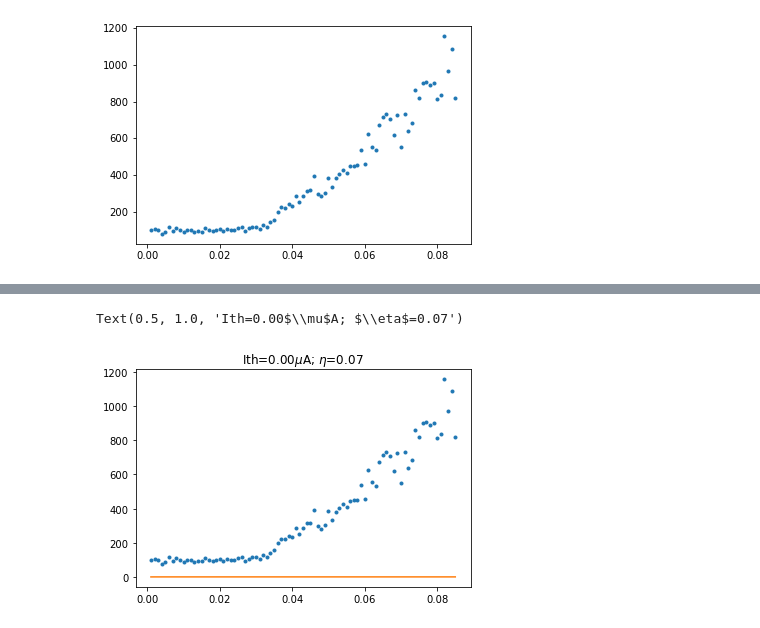
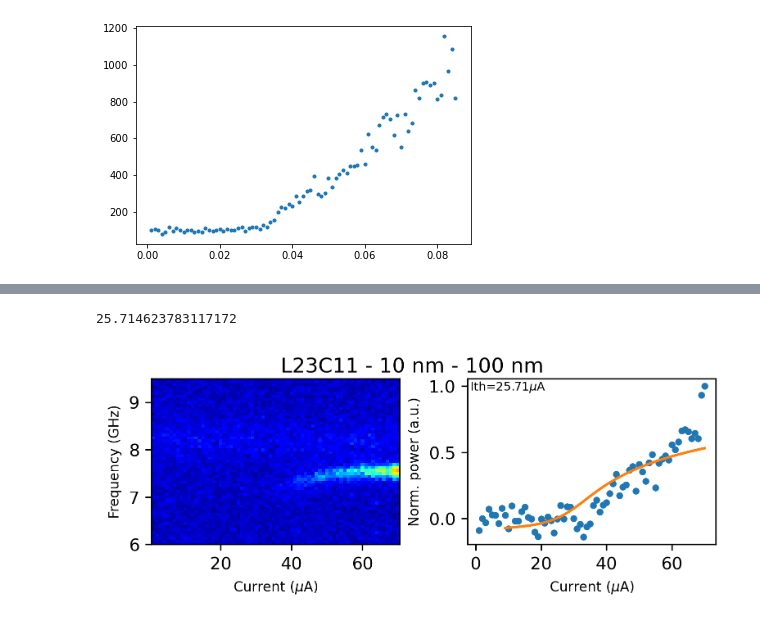
Before and after one commit to AkravasTheWise/resistance-estimation, a Jupyter notebook: Power calculations.ipynb, the cells around one changed output, grey strips where cells are left out. Saved outputs shown, nothing was run; the diff lists cells and outputs as text; code cells hidden in the pictures.

```diff
--- a/Power calculations.ipynb
+++ b/Power calculations.ipynb
@@ -97,9 +135,34 @@ plt.plot(bls_auto[:,0], bls_auto[:,1], '.')
 # %%
-popt1, pcov1 = optimize.curve_fit(f = power_fit, xdata = currents, ydata = bls_auto[9:, 1], p0=(20, 0.03, 0), maxfev=240000)
+def current_fit_and_plot(sample_name, frequency, current, bls):
+    bls = np.loadtxt(fname=bls, delimiter=';')
+    frequencies = np.loadtxt(fname=frequency, delimiter=';', usecols=(0))
+    currents = np.loadtxt(fname=current, delimiter=';', usecols=(0))*1000
+
+    plt.figure(figsize=(5,2), dpi=300)
+    plt.subplot(1, 2, 1)
+    plt.pcolormesh(currents, frequencies, bls,
+               vmin=0, vmax=150,
+                   cmap='jet')
+    plt.ylim(6, 9.5)
+    plt.xlabel(r'Current ($\mu$A)', size=8)
+    plt.ylabel('Frequency (GHz)', size=8)
+    plt.subplot(1,2,2)
+    p = np.sum(bls[140:,:], axis=0)-np.mean(np.sum(bls[140:,:10],  axis=0))
+    p = p/max(p)
+    popt1, pcov1 = optimize.curve_fit(f = power_fit, xdata = currents[9:], ydata = p[9:], p0=(20, 0.03, 0), maxfev=240000)
+    Ith = popt1[0]
+    plt.plot(currents, p, '.')
+    plt.plot(currents, power_fit(currents, *popt1))
+    plt.xlabel(r'Current ($\mu$A)', size=8)
+    plt.ylabel('Norm. power (a.u.)', size=8)
+
+    plt.annotate(text=r'Ith={:.2f}$\mu$A'.format(Ith), xy=(0.01, 0.93), textcoords='axes fraction', fontsize=7)
+    plt.suptitle('{} - 100 nm'.format(sample_name), size=12)
+    plt.tight_layout(pad=0.2, w_pad=0.5)
+    plt.savefig('{}-bls-and-power.png'.format(sample_name), dpi=300, facecolor='white')
+    return Ith
-# %%
-plt.plot(bls_auto[:,0], bls_auto[:,1], '.')
-plt.plot(bls_auto[:,0], power_fit(bls_auto[:,0], *popt1))
-plt.title(r'Ith={:.2f}$\mu$A; $\eta$={:.2f}'.format(popt1[0], popt1[1]))
-# %% [output]
-Text(0.5, 1.0, 'Ith=0.00$\\mu$A; $\\eta$=0.07')
-[figure, removed]
+# %%
+current_fit_and_plot(sample_name='L23C11 - 10 nm', frequency='Frequency_L23C11.csv', current='Current_L23C11.csv', bls='BLS_counts_10nm_L23C11.csv')
+# %% [output]
+25.714623783117172
+[figure, added]
```
Also changed, not shown: parts of 3 cells of this notebook, 11 other files.
